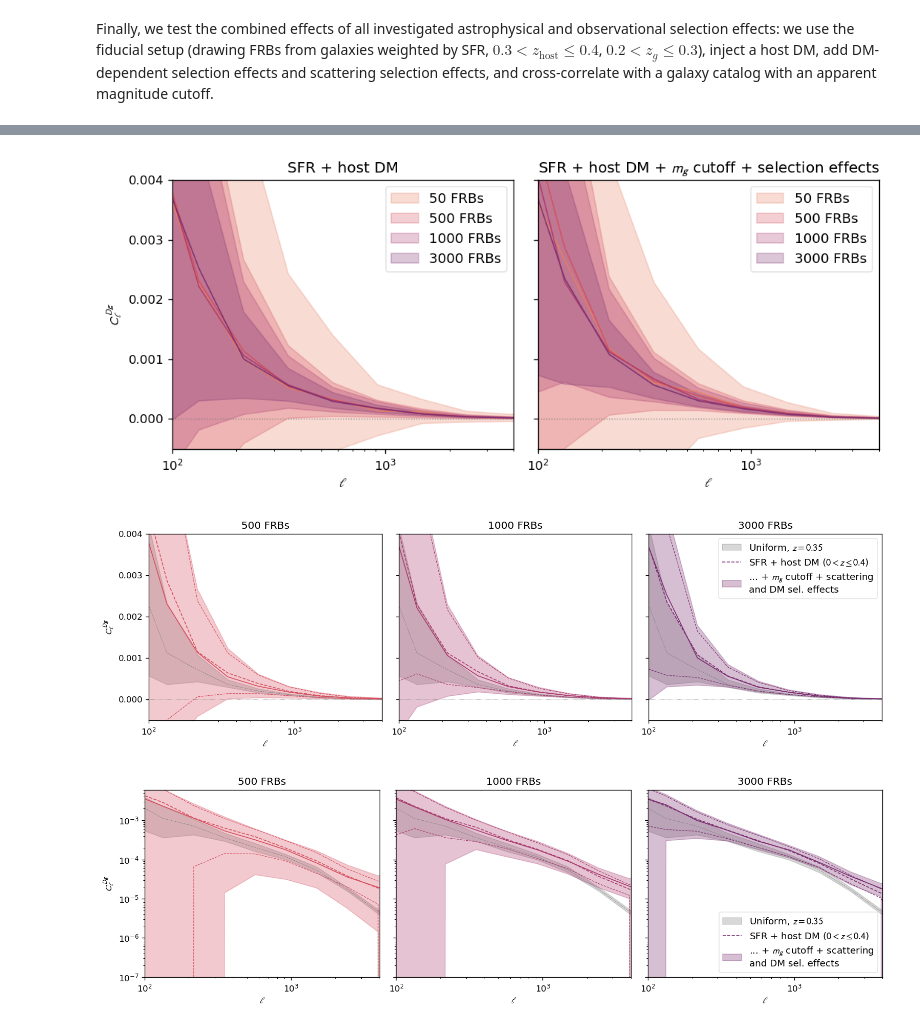
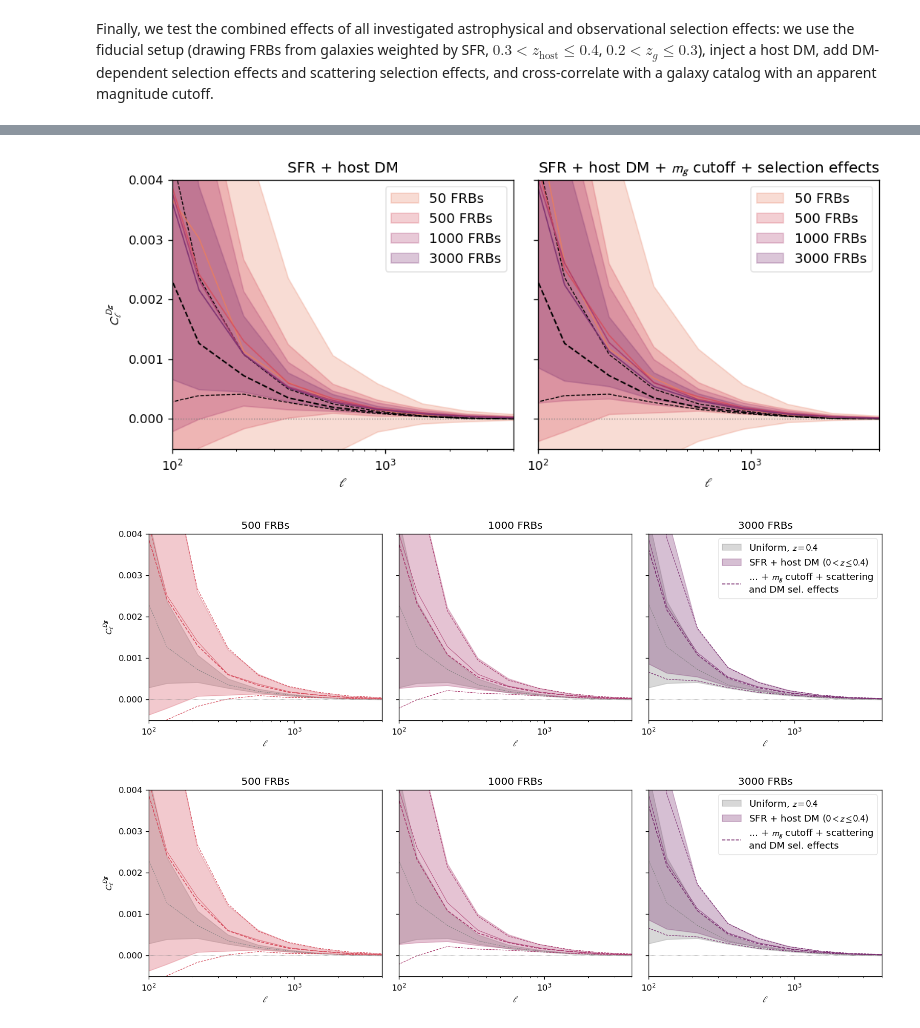
Before and after one commit to aqcheng/illustris_frb, a Jupyter notebook: notebooks/experiments.ipynb, the cells around one changed output, grey strips where cells are left out. Drawn from its saved outputs; the diff is of its cells as text; code cells hidden in the pictures.

```diff
--- a/notebooks/experiments.ipynb
+++ b/notebooks/experiments.ipynb
@@ -428,7 +431,7 @@ def sfunc(DMs, a=1): # fiducial selection function
 chime_dms = pd.read_csv('/home/submit/aqc/frb_project/data/chime_data/chimefrbcat1.csv')['dm_fitb']
 # %%
 gs = GridSpec(2, 1, height_ratios=[1, 3])
-fig = plt.figure(figsize=(9,9))
+fig = plt.figure(figsize=(6,6))
 
 ax_s = fig.add_subplot(gs[0])
 ax = fig.add_subplot(gs[1])
@@ -436,27 +439,32 @@ ax = fig.add_subplot(gs[1])
 # upper plot that shows DM sfunc
 DM_sfunc_res = res['DM_sfunc']
 for i, a in enumerate(DM_sfunc_res.keys()):
-    ax_s.plot(np.linspace(100, 2000, 100), sfunc(np.linspace(100, 2000, 100), a=a), color=colorcycle[i], lw=1, label=f'a={a}')
-ax_s.set_title('DM-dependent selection function')
+    # ax_s.plot(np.linspace(100, 2000, 100), sfunc(np.linspace(100, 2000, 100), a=a), color=colorcycle[i], lw=1, label=f'a={a}')
+    ax_s.plot(np.linspace(100, 2000, 100), sfunc(np.linspace(100, 2000, 100), a=a), color=colorcycle[i], lw=1)
+# ax_s.set_title('DM-dependent selection function')
 ax_s.set_xlabel('DM (pc ' + r'cm$^{-3}$)')
 ax_s.set_ylabel('P(det | DM)')
 ax_s.set_ylim(0,1)
 ax_s.set_xlim(200, 2000)
-ax_s.legend(fontsize=14, ncol=4, loc='lower right')
+# ax_s.legend(fontsize=14, ncol=4, loc='lower right')
 bins = np.logspace(2, 4, 30)
 H, _= np.histogram(sfr_DMs.flatten(), bins=bins, density=True)
 H_chime, _ = np.histogram(chime_dms, bins=bins, density=True)
-ax_s.step(bins[1:], 100*H, 'k', bins[1:], 100*H_chime, 'k--', where='pre')
+ax_s.step(bins[:-1], 100*H, 'k', where='post', lw=1, label='simulated FRBs (SFR)')
+ax_s.step(bins[:-1], 100*H_chime, 'k--', where='post', lw=1, label='CHIME/FRB Cat 1')
+ax_s.set_xscale('log')
+ax_s.set_xlim(100, 2000)
+ax_s.legend(fontsize=10, bbox_to_anchor=[1, 0.12], loc='lower right')
 
 # plot cross correlation
 subplot_from_dict(DM_sfunc_res, ref_ClDg=fid_ClDgs, ref_lws=(1.5, 1), ref_label=None, colors=colorcycle,
                  labels=lambda x: f'a = {x}', ax=ax, legend=False, lw=1.5, yscale='linear')
-ax.legend(fontsize=14, ncol=4, loc='upper right')
-ax.set_title('Cross-correlation with DM sel. effect applied')
+ax.legend(ncol=3)
+ax.set_title('Cross-correlation with DM selection effect applied')
 # ax.set_xlim(200, 4000)
 # ax.set_ylim(-0.001, 0.006)
 
 plt.tight_layout()
 
-plt.savefig(os.path.join(figpath, 'DM_sfunc.pdf'))
+# plt.savefig(os.path.join(figpath, 'DM_sfunc.pdf'))
 # %% [output]
@@ -506,9 +514,9 @@ fig, axes = plt.subplots(1, 3, figsize=(13,4), sharex=True, sharey=True)
 cutoffs = (1000, 800, 600)
 for i, ax in enumerate(axes):
     # plot_ref_ClDg(ax, fid_ClDgs, label=f'fiducial')
-    plot_ref_ClDg(ax, res['DM_cutoffs'][cutoffs[i]], label=f'fiducial + DM cutoff', color=colorcycle[5-i])
+    plot_ref_ClDg(ax, res['DM_cutoffs'][cutoffs[i]], label=f'SFR + DM cutoff', color=colorcycle[5-i])
     _ = subplot_from_list((res['DM_sfunc_injhostDM'][a_list[i]],), colors=(colorcycle[5-i],), ax=ax,
-                           labels=('fiducial + DM cutoff + host DM',))
+                           labels=('SFR + host DM + DM cutoff',))
     if i > 0:
         ax.set_ylabel('')
     ax.set_title(r'DM$_\text{max}$ = '+str(cutoffs[i]))
@@ -678,4 +701,5 @@ with open(combined_res_path, 'rb') as f:
 print(list(combined_res.keys()))
 
 midslice_ClDgs = combined_res['midslice']['ClDgs']
+fullslice_ClDgs = combined_res['full']['ClDgs']
 # %% [output]
@@ -693,10 +717,10 @@ subdict = combined_res['full_exp'] # full cone, 0 < z < 0.4
 
 _ = generate_plots((subdict['ClDgs_exp'],subdict['ClDgs']),
                    titles=('SFR + host DM', 'SFR + host DM + $m_g$ cutoff + selection effects'),
-                   whichkeys=(50, 500, 1000, 3000), ref_ClDg=None, ref_label=None, labels=lambda x: f'{x} FRBs',
+                   whichkeys=(50, 500, 1000, 3000), ref_ClDg=fullslice_ClDgs, ref_label=None, labels=lambda x: f'{x} FRBs',
                    plotinterval=True, colors=flare)
 # %% [output]
-[figure, old version]
+[figure, new version]
 # %%
 subdict = combined_res['full_exp']
 
@@ -705,9 +729,10 @@ fig, axes = plt.subplots(1, 3, figsize=(13,4), sharex=True, sharey=True)
 n_frbs_ = (500, 1000, 3000)
 for i, ax in enumerate(axes):
     n_frb_ = n_frbs_[i]
-    plot_xcorr_trials(ells, midslice_ClDgs, color='gray', label=f'Uniform, $z={frb_mean_z:.2f}$', ax=ax, lw=0.5, ls='dashed')
-    plot_ref_ClDg(ax, subdict['ClDgs'][n_frb_], color=flare[i+1], label=r'SFR + host DM ($0 < z \leq 0.4$)', lw1=1, lw2=0.7)
-    plot_xcorr_trials(ells, subdict['ClDgs_exp'][n_frb_], color=flare[i+1], ax=ax, label='... + $m_g$ cutoff + scattering\nand DM sel. effects')
+    plot_xcorr_trials(ells, fullslice_ClDgs, color='gray', label=f'Uniform, $z=0.4$', ax=ax, lw=0.5, ls='dashed')
+    plot_xcorr_trials(ells, subdict['ClDgs'][n_frb_], ax=ax, color=flare[i+1], label=r'SFR + host DM ($0 < z \leq 0.4$)', lw=0.5)
+    plot_ref_ClDg(ax,subdict['ClDgs_exp'][n_frb_], color=flare[i+1], lw1=1, lw2=0.7,
+                  label='... + $m_g$ cutoff + scattering\nand DM sel. effects')
     ax.axhline(0, color='gray', ls='dotted', lw=0.5)
     if i > 0:
         ax.set_ylabel('')
@@ -717,28 +742,29 @@ axes[2].legend()
 plt.tight_layout()
 plt.savefig(os.path.join(figpath, 'combined_fullcone_effects.pdf'))
 # %% [output]
-[figure, old version]
+[figure, new version]
 # %%
 subdict = combined_res['full_exp']
 
 fig, axes = plt.subplots(1, 3, figsize=(13,4), sharex=True, sharey=True)
 
 n_frbs_ = (500, 1000, 3000)
 for i, ax in enumerate(axes):
     n_frb_ = n_frbs_[i]
-    plot_xcorr_trials(ells, midslice_ClDgs, color='gray', label=f'Uniform, $z={frb_mean_z:.2f}$', ax=ax, lw=0.5, ls='dashed')
-    plot_ref_ClDg(ax, subdict['ClDgs'][n_frb_], color=flare[i+1], label=r'SFR + host DM ($0 < z \leq 0.4$)', lw1=1, lw2=0.7)
-    plot_xcorr_trials(ells, subdict['ClDgs_exp'][n_frb_], color=flare[i+1], ax=ax, label='... + $m_g$ cutoff + scattering\nand DM sel. effects', yscale='log')
+    plot_xcorr_trials(ells, fullslice_ClDgs, color='gray', label=f'Uniform, $z=0.4$', ax=ax, lw=0.5, ls='dashed')
+    plot_xcorr_trials(ells, subdict['ClDgs'][n_frb_], ax=ax, color=flare[i+1], label=r'SFR + host DM ($0 < z \leq 0.4$)', lw=0.5)
+    plot_ref_ClDg(ax,subdict['ClDgs_exp'][n_frb_], color=flare[i+1], lw1=1, lw2=0.7,
+                  label='... + $m_g$ cutoff + scattering\nand DM sel. effects')
     ax.axhline(0, color='gray', ls='dotted', lw=0.5)
     if i > 0:
         ax.set_ylabel('')
     ax.set_title(f'{n_frb_} FRBs')
-axes[2].legend(loc='lower right')
+axes[2].legend()
 
 plt.tight_layout()
 plt.savefig(os.path.join(figpath, 'combined_fullcone_effects_log.pdf'))
 # %% [output]
-[figure, old version]
+[figure, new version]
 # %%
 subdict = combined_res['slice_exp']
 
```
Also changed, not shown: parts of 37 cells of this notebook, 3 other files.
